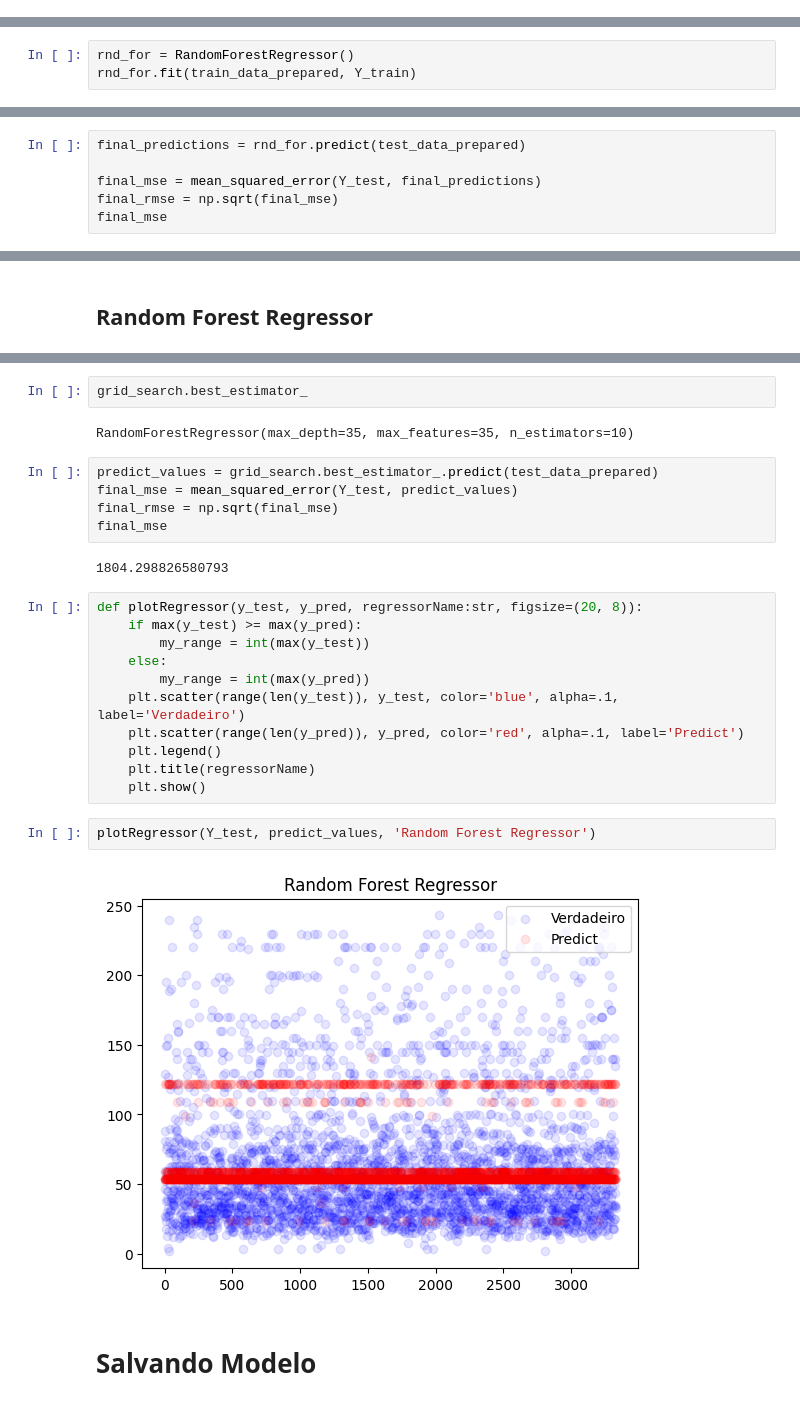
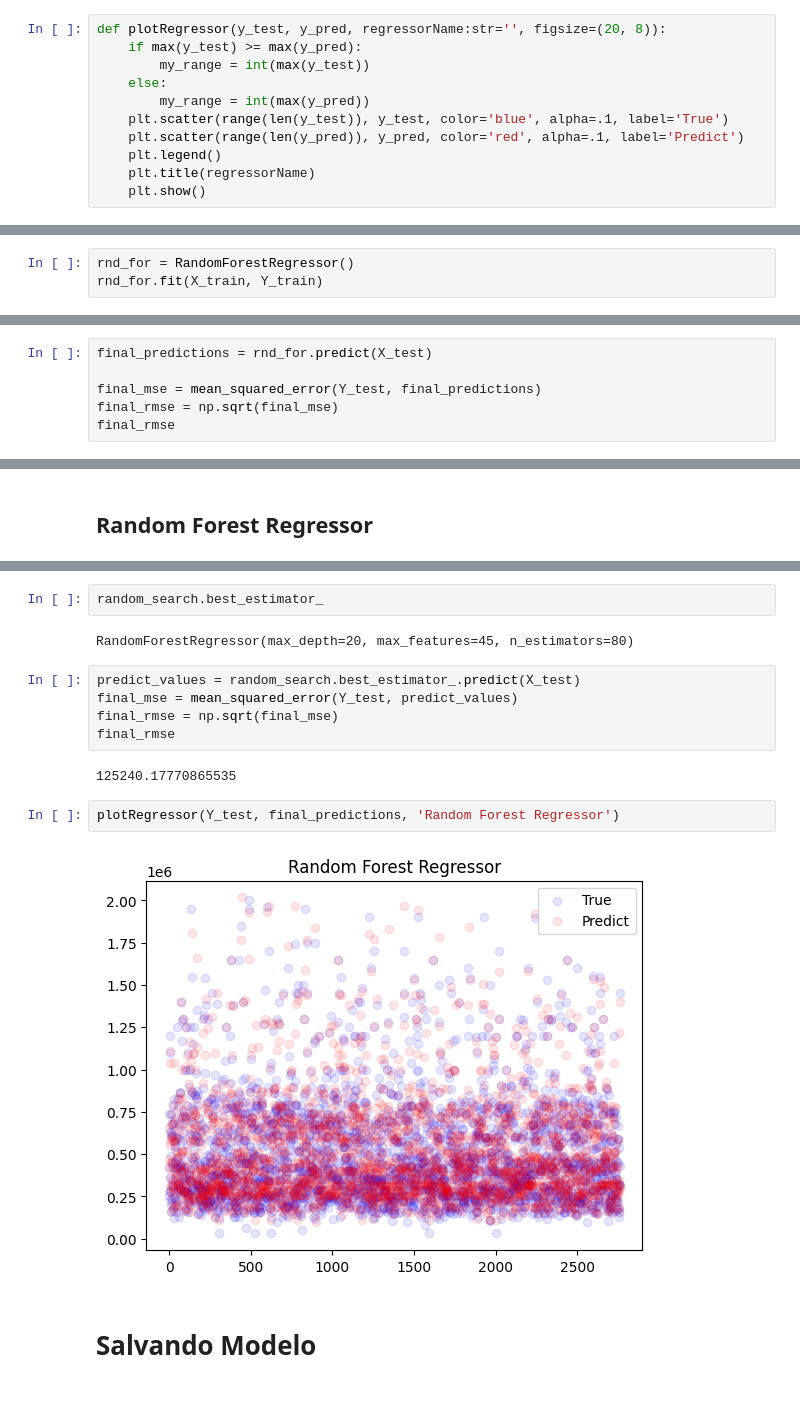
Before and after one commit to VictorDMe/goiania-house-prices, a Jupyter notebook: housing-goiania.ipynb, the cells around one changed output, grey strips where cells are left out. Drawn from its saved outputs; the diff is of its cells as text.

```diff
--- a/housing-goiania.ipynb
+++ b/housing-goiania.ipynb
@@ -278,4 +294,15 @@ lin_reg.fit(train_data_prepared, Y_train)
 LinearRegression()
 # %% [markdown]
 ### Testando Modelo
+# %%
+def plotRegressor(y_test, y_pred, regressorName:str='', figsize=(20, 8)):
+    if max(y_test) >= max(y_pred):
+        my_range = int(max(y_test))
+    else:
+        my_range = int(max(y_pred))
+    plt.scatter(range(len(y_test)), y_test, color='blue', alpha=.1, label='True')
+    plt.scatter(range(len(y_pred)), y_pred, color='red', alpha=.1, label='Predict')
+    plt.legend()
+    plt.title(regressorName)
+    plt.show()
 # %%
@@ -290,15 +321,15 @@ final_mse
 ## Random Forest Regressor
 # %%
 rnd_for = RandomForestRegressor()
-rnd_for.fit(train_data_prepared, Y_train)
+rnd_for.fit(X_train, Y_train)
 # %% [output]
 RandomForestRegressor()
 # %% [markdown]
 ### Testando Modelo
 # %%
-final_predictions = rnd_for.predict(test_data_prepared)
+final_predictions = rnd_for.predict(X_test)
 
 final_mse = mean_squared_error(Y_test, final_predictions)
 final_rmse = np.sqrt(final_mse)
-final_mse
+final_rmse
 # %% [output]
@@ -329,29 +366,18 @@ GridSearchCV(cv=5, estimator=RandomForestRegressor(),
 # %%
-grid_search.best_estimator_
+random_search.best_estimator_
 # %% [output]
-RandomForestRegressor(max_depth=35, max_features=35, n_estimators=10)
+RandomForestRegressor(max_depth=20, max_features=45, n_estimators=80)
 # %%
-predict_values = grid_search.best_estimator_.predict(test_data_prepared)
+predict_values = random_search.best_estimator_.predict(X_test)
 final_mse = mean_squared_error(Y_test, predict_values)
 final_rmse = np.sqrt(final_mse)
-final_mse
+final_rmse
 # %% [output]
-1804.298826580793
+125240.17770865535
-# %%
-def plotRegressor(y_test, y_pred, regressorName:str, figsize=(20, 8)):
-    if max(y_test) >= max(y_pred):
-        my_range = int(max(y_test))
-    else:
-        my_range = int(max(y_pred))
-    plt.scatter(range(len(y_test)), y_test, color='blue', alpha=.1, label='Verdadeiro')
-    plt.scatter(range(len(y_pred)), y_pred, color='red', alpha=.1, label='Predict')
-    plt.legend()
-    plt.title(regressorName)
-    plt.show()
 # %%
-plotRegressor(Y_test, predict_values, 'Random Forest Regressor')
+plotRegressor(Y_test, final_predictions, 'Random Forest Regressor')
 # %% [output]
-[figure, old version]
+[figure, new version]
 # %% [markdown]
 # Salvando Modelo
 # %%
```
Also changed, not shown: parts of 22 cells of this notebook, 2 other files.
